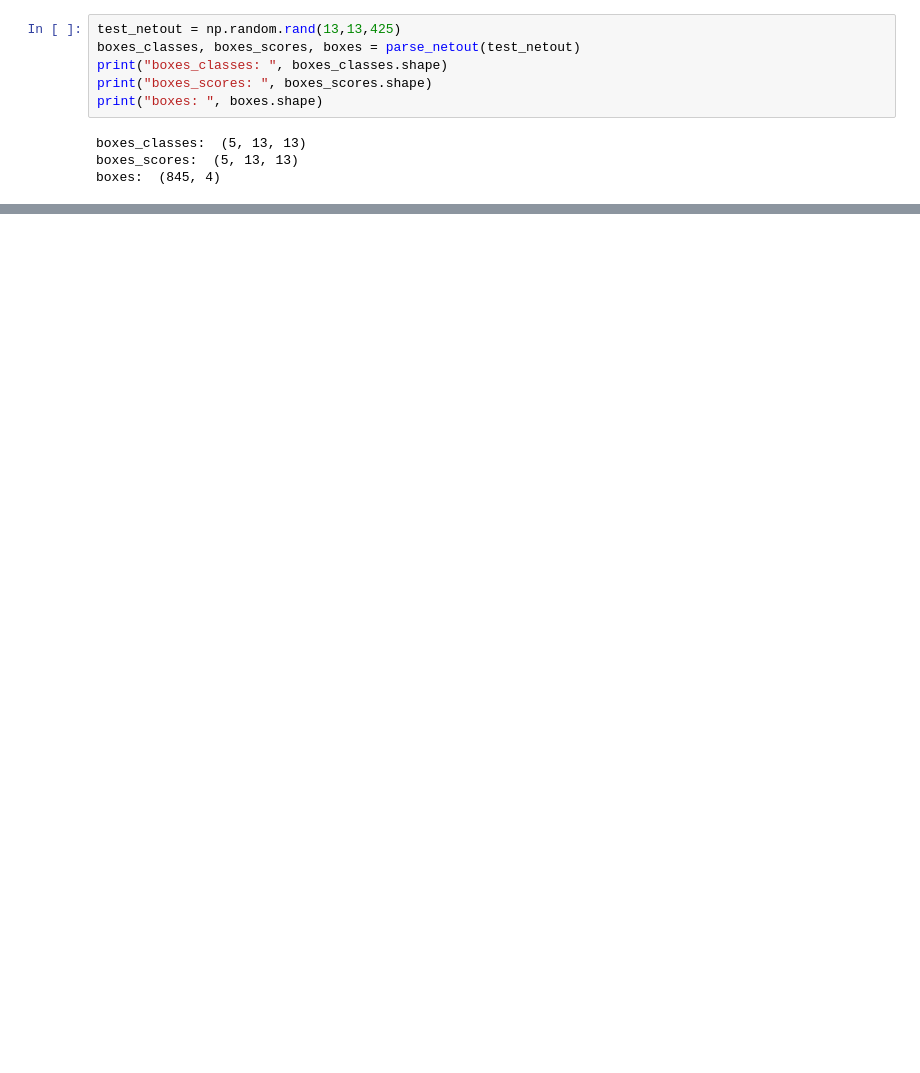
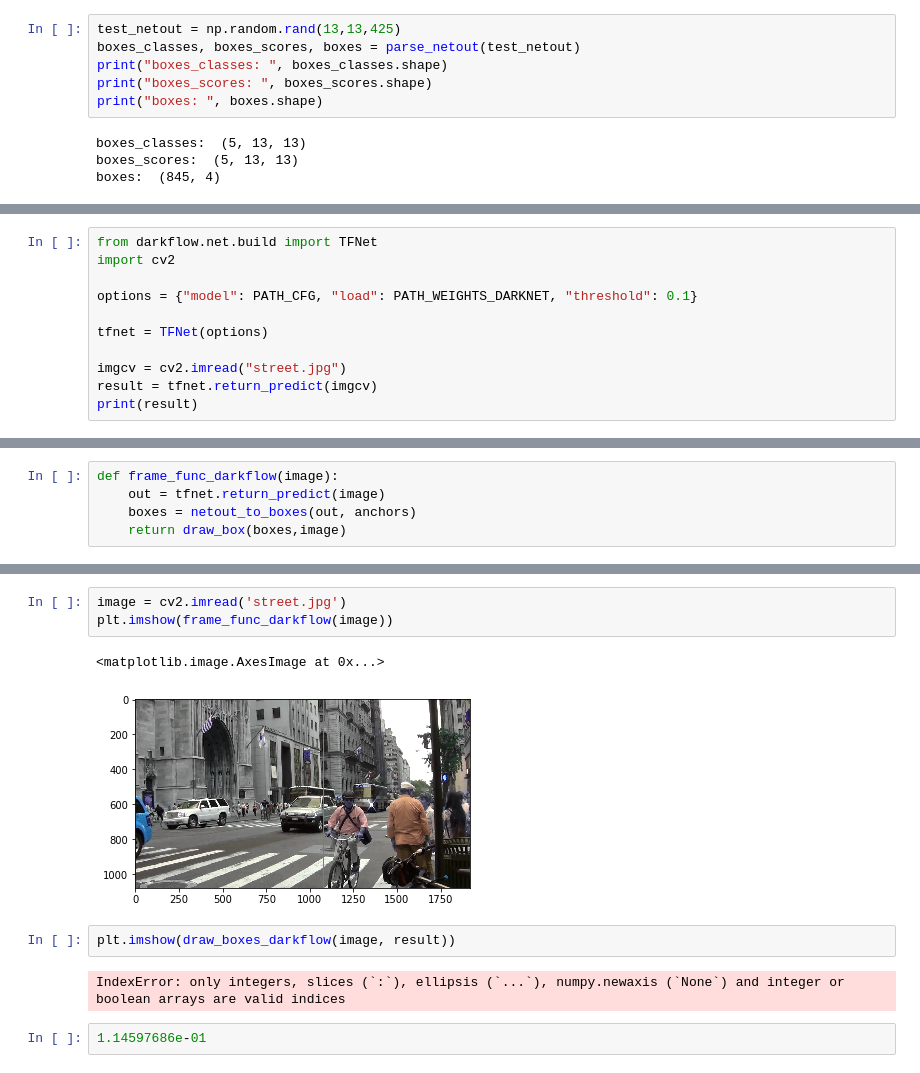
Before and after one commit to IvanHahan/Face_Detection, a Jupyter notebook: Face_Detection.ipynb, the cells around one changed output, grey strips where cells are left out. Saved outputs shown, nothing was run; the diff lists cells and outputs as text; blank space fills up the shorter version.

```diff
--- a/Face_Detection.ipynb
+++ b/Face_Detection.ipynb
@@ -300,0 +334,11 @@ plt.imshow(frame_func(image))
+# %%
+from darkflow.net.build import TFNet
+import cv2
+
+options = {"model": PATH_CFG, "load": PATH_WEIGHTS_DARKNET, "threshold": 0.1}
+
+tfnet = TFNet(options)
+
+imgcv = cv2.imread("street.jpg")
+result = tfnet.return_predict(imgcv)
+print(result)
@@ -300,0 +363,5 @@ plt.imshow(frame_func(image))
+# %%
+def frame_func_darkflow(image):
+    out = tfnet.return_predict(image)
+    boxes = netout_to_boxes(out, anchors)
+    return draw_box(boxes,image)
@@ -300,0 +379,12 @@ plt.imshow(frame_func(image))
+# %%
+image = cv2.imread('street.jpg')
+plt.imshow(frame_func_darkflow(image))
+# %% [output]
+<matplotlib.image.AxesImage at 0x...>
+[figure, added]
+# %%
+plt.imshow(draw_boxes_darkflow(image, result))
+# %% [output]
+IndexError: only integers, slices (`:`), ellipsis (`...`), numpy.newaxis (`None`) and integer or boolean arrays are valid indices
+# %%
+1.14597686e-01
```
Also changed, not shown: parts of 12 cells of this notebook, 54 other files.
